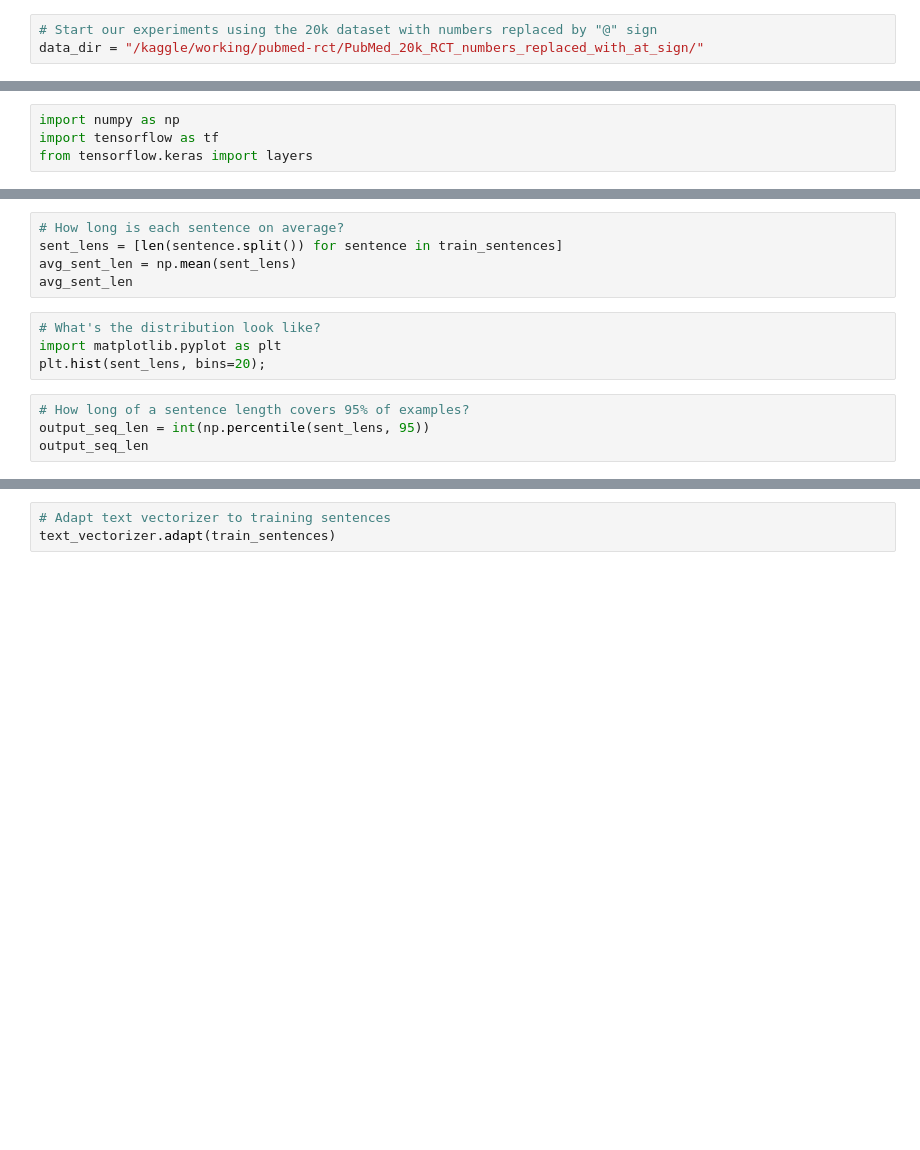
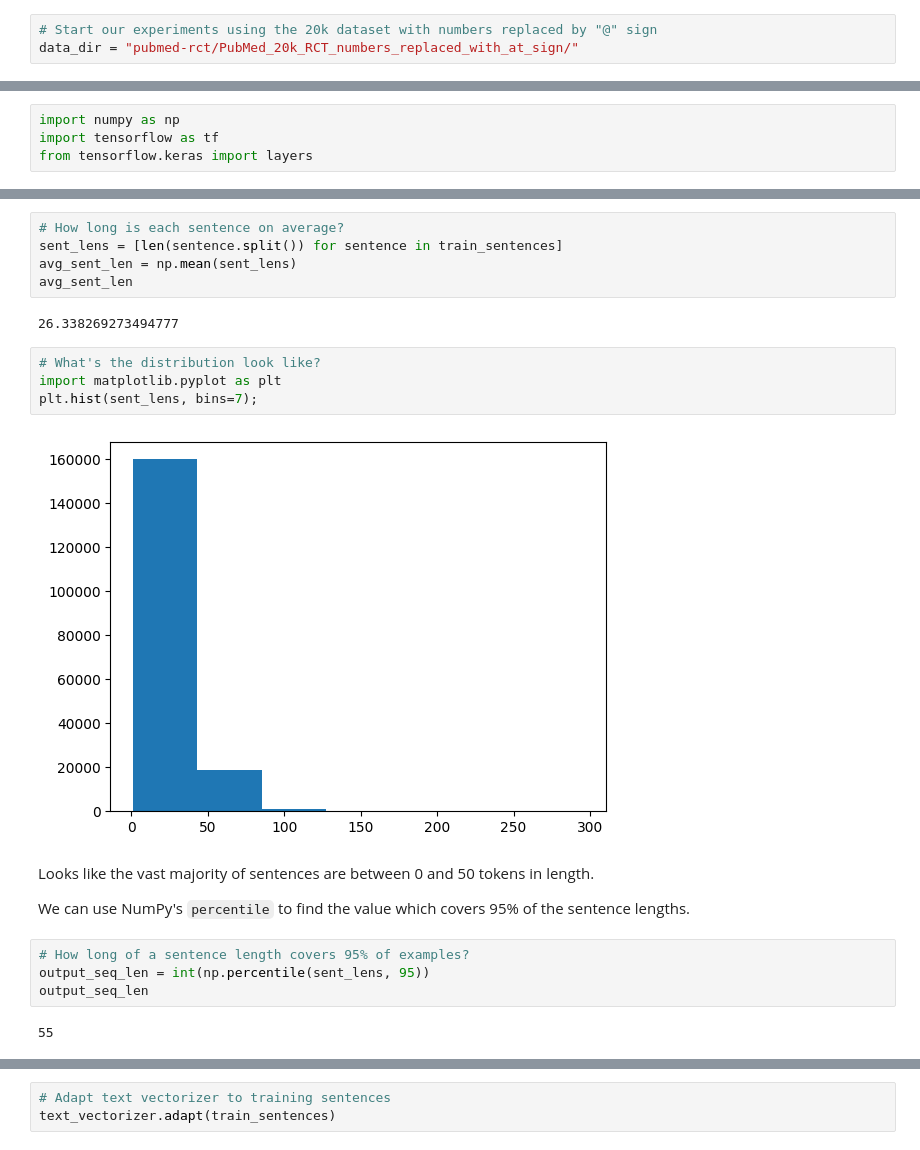
Before and after one commit to kishan5111/Deep_Learning_Vault, a Jupyter notebook: projects/Project-sentence-classification-in-medical-abstract.ipynb, the cells around one changed output, grey strips where cells are left out. Saved outputs shown, nothing was run; the diff lists cells and outputs as text; blank space fills up the shorter version.

```diff
--- a/projects/Project-sentence-classification-in-medical-abstract.ipynb
+++ b/projects/Project-sentence-classification-in-medical-abstract.ipynb
@@ -25,6 +63,6 @@ We can do so from the authors Github: https://github.com/Franck-Dernoncourt/pubm
 # %%
 # Start our experiments using the 20k dataset with numbers replaced by "@" sign
-data_dir = "/kaggle/working/pubmed-rct/PubMed_20k_RCT_numbers_replaced_with_at_sign/"
+data_dir = "pubmed-rct/PubMed_20k_RCT_numbers_replaced_with_at_sign/"
 # %%
 # Check all of the filenames in the target directory
 import os
@@ -227,11 +427,21 @@ from tensorflow.keras import layers
 sent_lens = [len(sentence.split()) for sentence in train_sentences]
 avg_sent_len = np.mean(sent_lens)
 avg_sent_len
+# %% [output]
+26.338269273494777
 # %%
 # What's the distribution look like?
 import matplotlib.pyplot as plt
-plt.hist(sent_lens, bins=20);
+plt.hist(sent_lens, bins=7);
+# %% [output]
+[figure, added]
+# %% [markdown]
+Looks like the vast majority of sentences are between 0 and 50 tokens in length.
+
+We can use NumPy's `percentile` to find the value which covers 95% of the sentence lengths.
 # %%
 # How long of a sentence length covers 95% of examples?
 output_seq_len = int(np.percentile(sent_lens, 95))
 output_seq_len
+# %% [output]
+55
```
Also changed, not shown: parts of 114 cells of this notebook.
